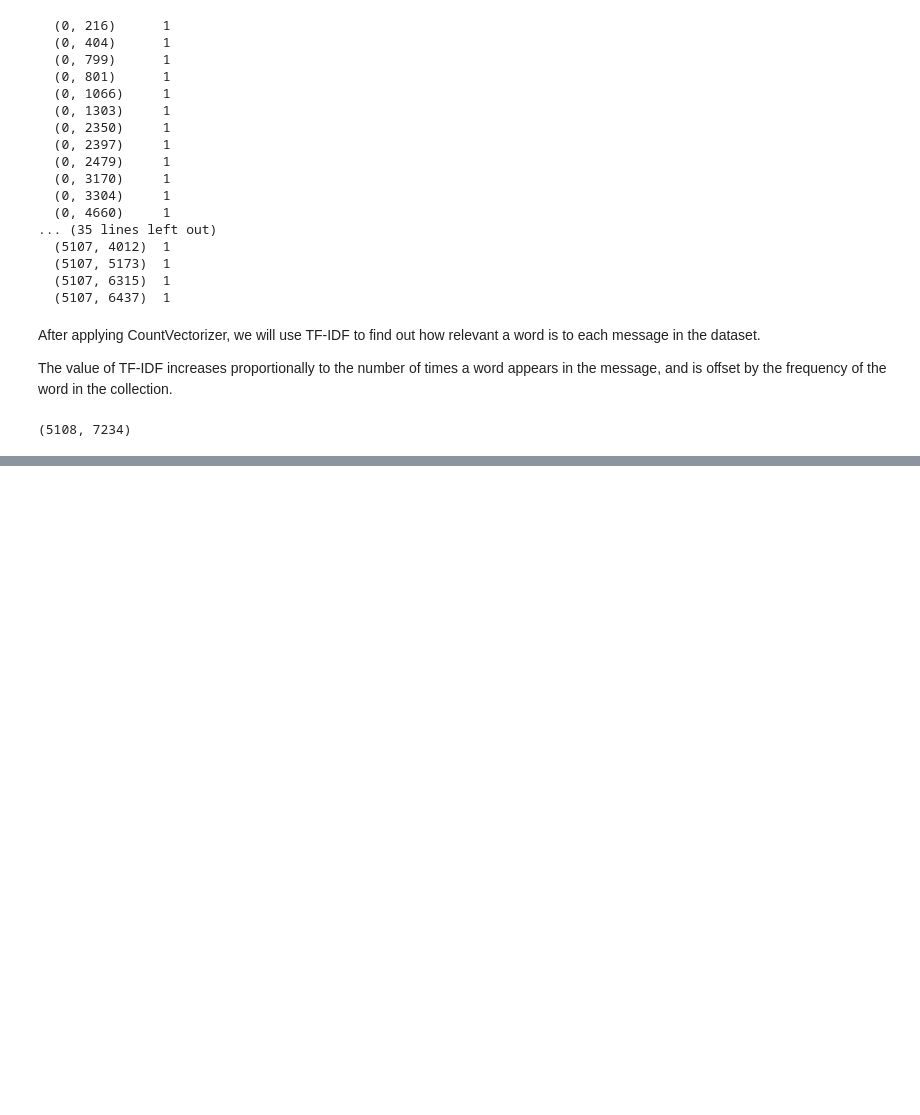
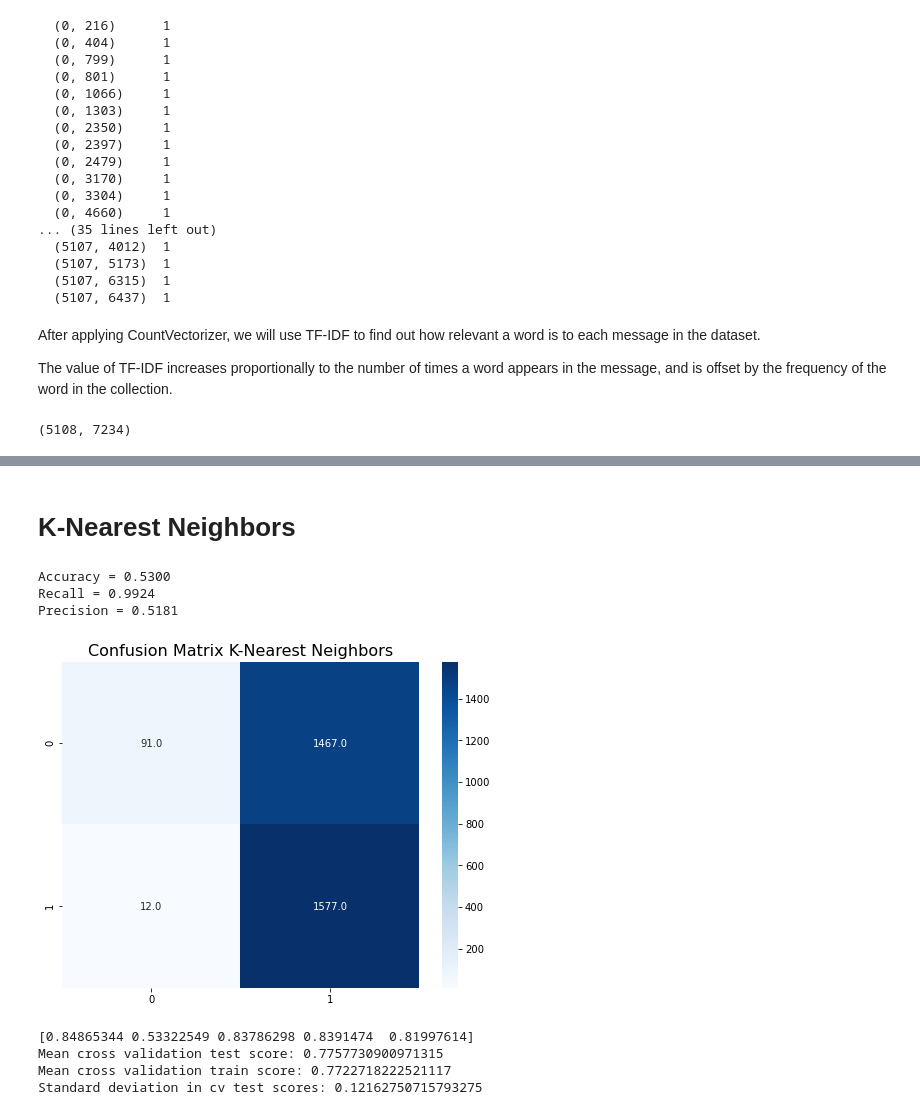
Before and after one commit to elpea74/Capstone3-SpamCollection, a Jupyter notebook: Capstone Three - Preprocessing and Modeling.ipynb, the cells around one changed output, grey strips where cells are left out. Drawn from its saved outputs; the diff is of its cells as text; code cells hidden in the pictures; blank space fills up the shorter version.

```diff
--- a/Capstone Three - Preprocessing and Modeling.ipynb
+++ b/Capstone Three - Preprocessing and Modeling.ipynb
@@ -138,0 +202,37 @@ As we can see, the model correctly identify all 'ham' messages, but
+# %% [markdown]
+# K-Nearest Neighbors
+# %%
+knn = KNeighborsClassifier(n_neighbors=10, weights='distance')
+
+# Fit model to training data
+knn.fit(X_train, y_train)
+
+# Predict using model:
+y_pred_knn = knn.predict(X_test)
+
+# Evaluate
+print(f'Accuracy = {accuracy_score(y_test, y_pred_knn):.4f}\nRecall = {recall_score(y_test, y_pred_knn):.4f}\nPrecision = {precision_score(y_test, y_pred_knn):.4f}' )
+cm = confusion_matrix(y_test, y_pred_knn)
+plt.figure(figsize=(8, 6))
+plt.title('Confusion Matrix K-Nearest Neighbors', size=16)
+sns.heatmap(cm, annot=True, cmap='Blues', fmt='.1f');
+# %% [output]
+Accuracy = 0.5300
+Recall = 0.9924
+Precision = 0.5181
+[figure, added]
+# %%
+cv_scores_test= cross_val_score(knn,X_test,y_test,cv=5,scoring='roc_auc')
+cv_scores_train= cross_val_score(knn,X_train,y_train,cv=5,scoring='roc_auc')
+print(cv_scores_test)
+cv_scores_knn_test= cv_scores_test.mean()
+cv_scores_knn_train= cv_scores_train.mean()
+cv_scores_std_test_knn= cv_scores_test.std()
+print ('Mean cross validation test score: ' +str(cv_scores_knn_test))
+print ('Mean cross validation train score: ' +str(cv_scores_knn_train))
+print ('Standard deviation in cv test scores: ' +str(cv_scores_std_test_knn))
+# %% [output]
+[0.84865344 0.53322549 0.83786298 0.8391474  0.81997614]
+Mean cross validation test score: 0.7757730900971315
+Mean cross validation train score: 0.7722718222521117
+Standard deviation in cv test scores: 0.12162750715793275
```
Also changed, not shown: parts of 44 cells of this notebook.
